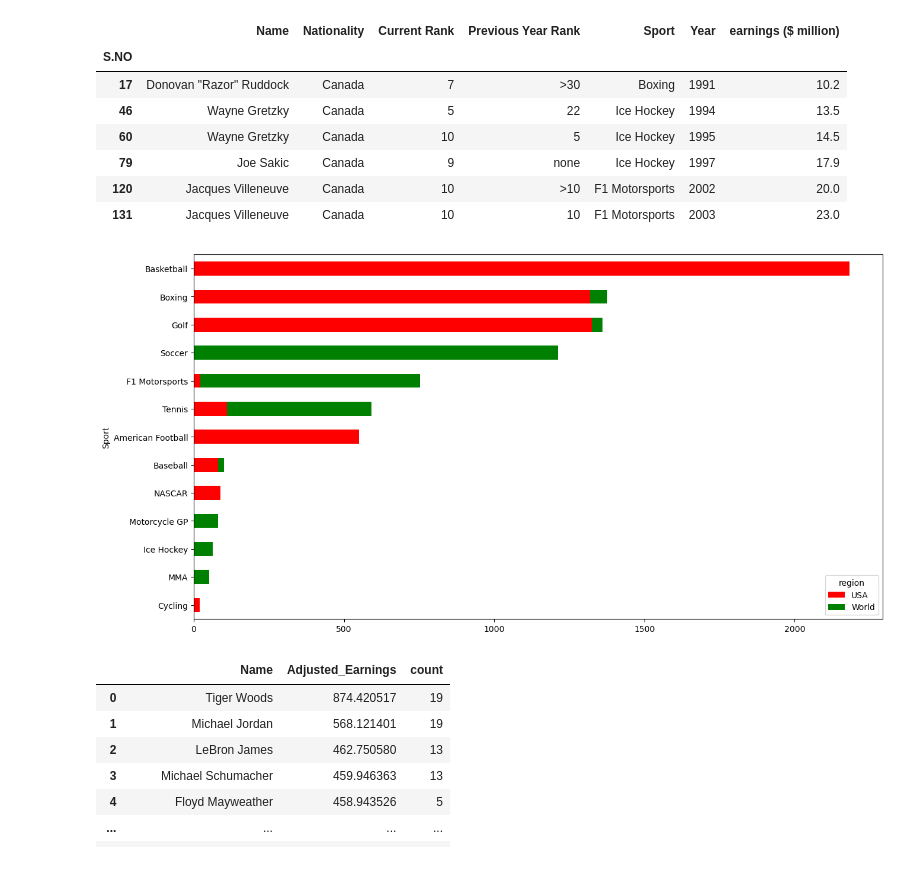
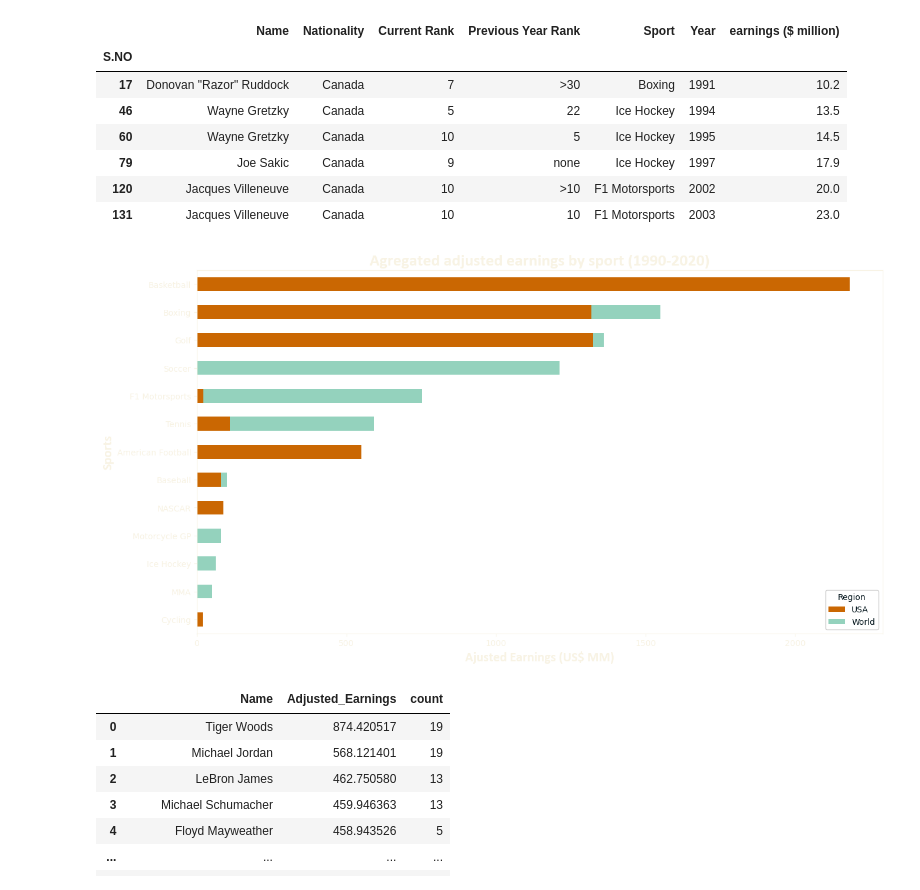
Before and after one commit to cisnerosjp/SMU-Project1-HighestPaidAthletes, a Jupyter notebook: AthletePay_adjusted.ipynb, the cells around one changed output. Saved outputs shown, nothing was run; the diff lists cells and outputs as text; code cells hidden in the pictures.

```diff
--- a/AthletePay_adjusted.ipynb
+++ b/AthletePay_adjusted.ipynb
@@ -120,3 +145,3 @@ Name: count, dtype: int64
 # %%
-athlete_df.loc[(athlete_df.Nationality == "Philippines") |(athlete_df.Nationality == "Filipino")] = "Philippines"
+athlete_df.loc[(athlete_df.Nationality== "Philippines") |(athlete_df.Nationality== "Filipino"), "Nationality"] = "Philippines"
 # %%
@@ -223,4 +231,5 @@ CPI          float64
 inflation    float64
 dtype: object
 # %%
-adjusted_df = pd.merge(athlete_df, sub_inflation_df.loc[:, ["Year", "inflation"]], on = "Year")
+adjusted_df = pd.merge(athlete_df, sub_inflation_df.loc[:, ["Year", "inflation"]], on = "Year", how = "left")
+adjusted_df
@@ -370,33 +442,51 @@ athlete_df.loc[athlete_df.Nationality == "Canada"]
 # %%
 # Plot a graph for total adjusted earnings by sport. Stack it by US and non-US earnings.
 
 usa_temp = adjusted_df.loc[adjusted_df.Nationality == "USA"]
 usa_bysport = usa_temp.groupby("Sport").Adjusted_Earnings.sum().reset_index()
 usa_bysport["region"] = "USA"
 
 world_temp = adjusted_df.loc[adjusted_df.Nationality != "USA"]
 world_bysport = world_temp.groupby("Sport").Adjusted_Earnings.sum().reset_index()
 world_bysport["region"] = "World"
 
 merged_bysport = pd.concat([usa_bysport, world_bysport])
 merged_bysport
 
 s = merged_bysport.groupby(['Sport','region']).Adjusted_Earnings.sum().unstack()
 
+# Set graph parameters
+light_color = '#F8F3E4'
+dark_color = '#001219'
+
+plt.rcParams['text.color'] = light_color
+plt.rcParams['axes.labelcolor'] = light_color
+plt.rcParams['xtick.color'] = light_color
+plt.rcParams['ytick.color'] = light_color
+plt.rcParams['axes.edgecolor'] = light_color
+plt.rcParams['savefig.transparent'] = True
+plt.rcParams['legend.labelcolor'] = dark_color
+plt.rcParams['legend.framealpha'] = 1
+
 # add the row wise sum for each company
 s['total'] = s.sum(axis=1)
 
 # sort
 s.sort_values('total', inplace=True, ascending = True)
 
 # plot
-s[['USA', 'World']].plot(kind='barh', stacked=True, color=['Red', 'Green'], figsize=[15, 8])
+s[['USA', 'World']].plot(kind='barh', stacked=True, color=['#CA6702', '#94D2BD'], figsize=[15, 8])
 
+plt.title("Agregated adjusted earnings by sport (1990-2020)", fontweight='bold', fontname = "Calibri", fontsize = 20)
+plt.xlabel("Ajusted Earnings (US$ MM)", fontname = "Calibri", fontsize = 16, fontweight = "bold")
+plt.ylabel("Sports", fontname = "Calibri", fontsize = 16, fontweight = "bold")
+legend = plt.legend(title = "Region")
+plt.setp(legend.get_title(), color=dark_color)
+
+plt.savefig("earnings by sport us vs world")
 plt.show()
-
-# add title, change colors, axis, grid on values.
 # %% [output]
-[figure, old version]
+[figure, new version]
 # %%
 # Group by athletes
 athletes = adjusted_df.groupby("Name").Adjusted_Earnings.sum().sort_values(ascending = False).reset_index()
```
Also changed, not shown: parts of 20 cells of this notebook, 7 other files.
